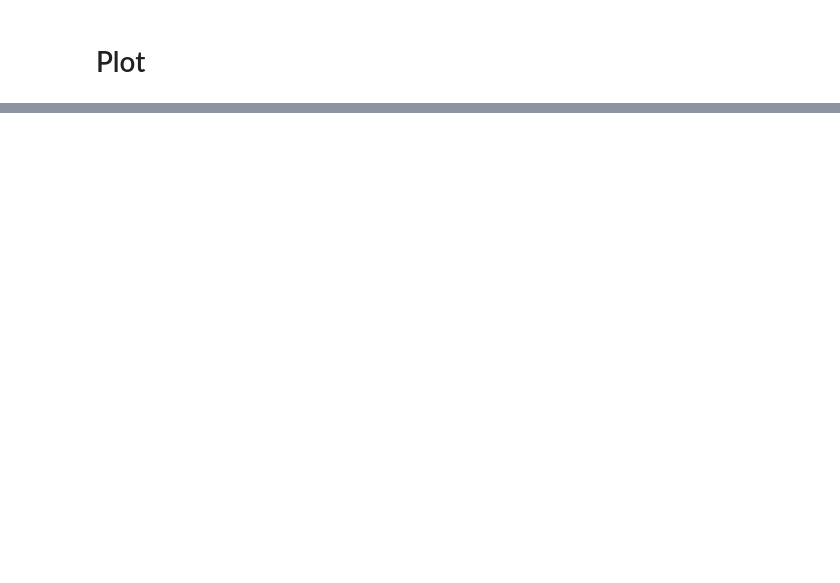
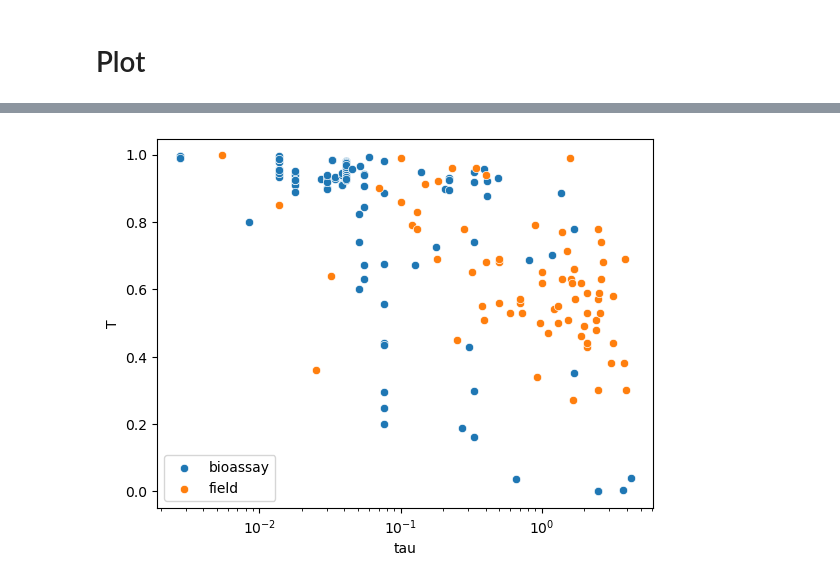
Before and after one commit to LeahJB/doc-retention, a Jupyter notebook: combine_all_datasets.ipynb, the cells around one changed output, grey strips where cells are left out. Drawn from its saved outputs; the diff is of its cells as text; code cells hidden in the pictures; blank space fills up the shorter version.

```diff
--- a/combine_all_datasets.ipynb
+++ b/combine_all_datasets.ipynb
@@ -332,0 +480,7 @@ plt.show()
+# %%
+# Average over sample duplicates (different treatments) in the bioassay data
+id_cols = ['Site', 'Type']
+data_cols = ['tau', 'mo_mi']
+bioassay_nodups_df = bioassay_df[id_cols+data_cols].groupby(id_cols).mean().reset_index()
+bioassay_nodups_df.rename({'mo_mi': 'T_assay'}, axis=1, inplace=True)
+bioassay_nodups_df
@@ -332,0 +501,7 @@ plt.show()
+# %%
+# Drop any field data with t > the largest t in the bioassay data or < the smallest
+overlap_field_df = df.loc[df['tau'] < bioassay_nodups_df['tau'].max()*1.1, :]
+overlap_field_df = overlap_field_df.loc[overlap_field_df['tau'] > bioassay_nodups_df['tau'].min()/1.1, :]
+overlap_field_df.rename({'mo_mi': 'T_field'}, axis=1, inplace=True)
+
+overlap_field_df.describe()
@@ -332,0 +518,3 @@ plt.show()
+# %%
+join_df = pd.merge(bioassay_nodups_df, overlap_field_df, on='tau', how='outer', suffixes=('_bio', '_field'))
+join_df
@@ -332,0 +535,8 @@ plt.show()
+# %%
+ax = sns.scatterplot(data=join_df, x='tau', y='T_assay', label='bioassay')
+sns.scatterplot(data=join_df, x='tau', y='T_field', label='field')
+plt.xscale('log')
+plt.ylabel('T')
+plt.show()
+# %% [output]
+[figure, added]
```
Also changed, not shown: parts of 15 cells of this notebook, 20 other files.
